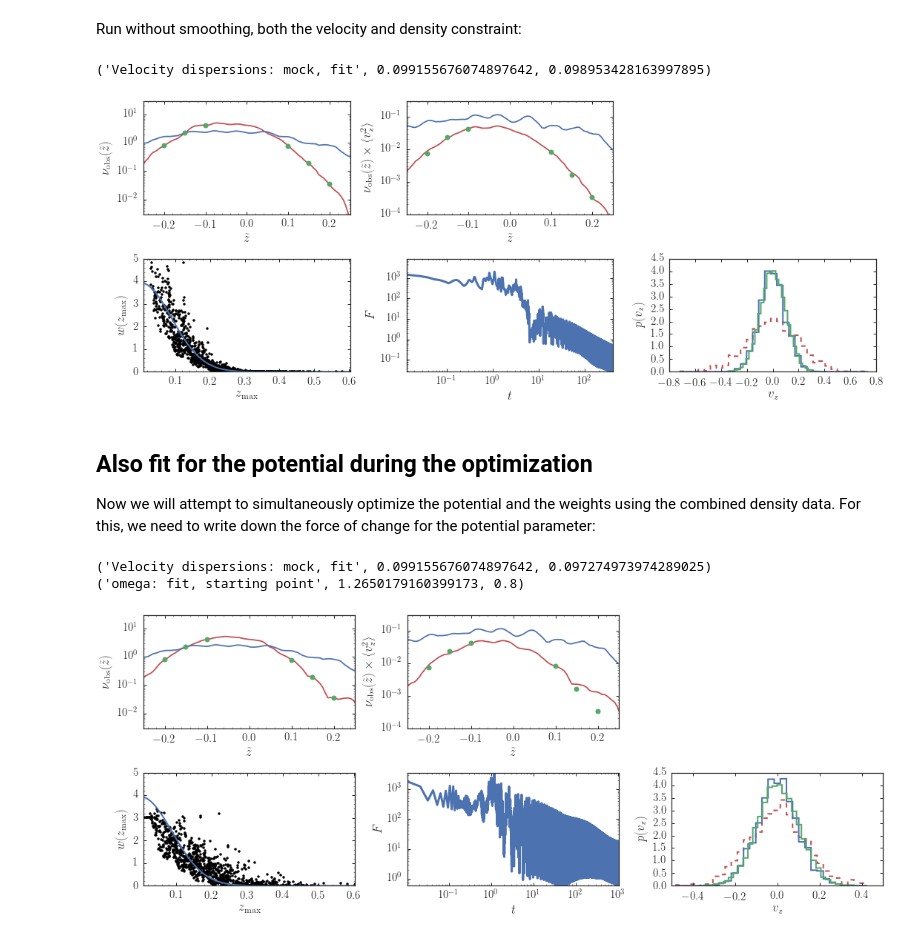
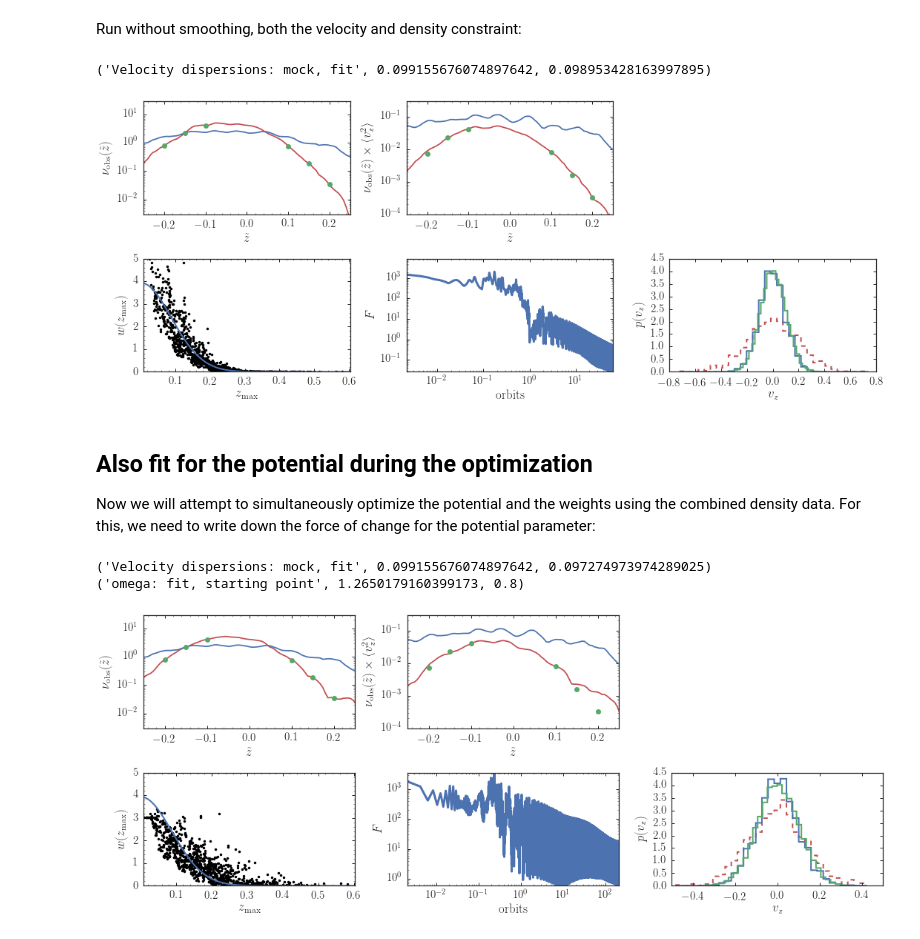
Before and after one commit to jobovy/simple-m2m, a Jupyter notebook: py/HOM2M.ipynb, the cells around one changed output. Drawn from its saved outputs; the diff is of its cells as text; code cells hidden in the pictures.

```diff
--- a/py/HOM2M.ipynb
+++ b/py/HOM2M.ipynb
@@ -205,0 +251,39 @@ tight_layout()
+# %%
+step= numpy.pi/3.*10.**-2.
+nstep= 10000
+eps= 10.**-1.
+mu= 0.
+h_m2m= 0.025
+omega_m2m= omega_true
+zsun_m2m= zsun_true
+w_out,Q,wevol,windx= run_m2m_weights(w_init,A_m2m,phi_m2m,omega_m2m,zsun_m2m,
+                                     z_obs,dens_obs,nstep=nstep,step=step,mu=mu,eps=eps,h_m2m=h_m2m,
+                                     output_wevolution=len(w_init))
+# %%
+import matplotlib.animation as animation
+from IPython.display import HTML
+import seaborn as sns
+def init_anim_frame():
+    line1= bovy_plot.bovy_plot(z_out,dens_init,'-',semilogy=True,color=sns.color_palette()[0],
+                       xlabel=r'$\tilde{z}$',ylabel=r'$\nu_{\mathrm{obs}}(\tilde{z})$',
+                       xrange=[-.25,0.25],yrange=[0.003,30.],gcf=True)
+    line2= bovy_plot.bovy_plot(z_obs,dens_obs,'o',semilogy=True,overplot=True,color=sns.color_palette()[1])
+    return (line1[0],line2[0])
+figsize(6,4)
+fig, ax = subplots()
+line, = ax.plot([],[],lw=2)
+subsamp= 10
+def animate(ii):
+    z_m2m= A_m2m*numpy.cos(phi_m2m+ii*subsamp*step*omega_m2m)
+    vz_m2m= -A_m2m*omega_m2m*numpy.sin(phi_m2m+ii*subsamp*step*omega_m2m)
+    dens_final= compute_dens(z_m2m[windx],zsun_true,z_out,wevol[:,ii*subsamp])
+    line.set_data(z_out,dens_final)
+    line.set_color(color=sns.color_palette()[2])
+    return (line,)
+anim = animation.FuncAnimation(fig,animate,init_func=init_anim_frame,
+                               frames=nstep/subsamp,interval=40,blit=True,repeat=False)
+# The following is necessary to just get the movie, and not an additional initial frame
+plt.close()
+out= HTML(anim.to_html5_video())
+plt.close()
+out
@@ -554,8 +640,8 @@ w_expect= numpy.exp((A_m2m[sindx]*omega_m2m)**2./2.*(1./sigma_init**2.-1./sigma_
 w_expect/= numpy.sum(w_expect)/len(w_expect)
 plot(A_m2m[sindx],w_expect,lw=2.)
 subplot(2,3,5)
-bovy_plot.bovy_plot(numpy.linspace(0.,1.,nstep)*nstep*step*omega_m2m,numpy.sum(Q,axis=1),lw=3.,
-                   loglog=True,xlabel=r'$t$',ylabel=r'$F$',gcf=True)
+bovy_plot.bovy_plot(numpy.linspace(0.,1.,nstep)*nstep*step*omega_m2m/2./numpy.pi,numpy.sum(Q,axis=1),lw=3.,
+                   loglog=True,xlabel=r'$\mathrm{orbits}$',ylabel=r'$F$',gcf=True)
 subplot(2,3,6)
 _= hist(vz_m2m,weights=w_out,histtype='step',lw=2.,normed=True,bins=31,zorder=1)
 _= hist(vz_mock,histtype='step',lw=2.,normed=True,bins=31,zorder=2)
@@ -567,7 +653,7 @@ print("Velocity dispersions: mock, fit",numpy.std(vz_mock),\
 tight_layout()
 # %% [output]
 ('Velocity dispersions: mock, fit', 0.099155676074897642, 0.098953428163997895)
-[figure, old version]
+[figure, new version]
 # %% [markdown]
 ## Also fit for the potential during the optimization
 
@@ -678,33 +764,33 @@ bovy_plot.bovy_plot(z_out,dens_init,'-',semilogy=True,
 bovy_plot.bovy_plot(z_obs,dens_obs,'o',semilogy=True,overplot=True)
 bovy_plot.bovy_plot(z_out,dens_final,'-',semilogy=True,overplot=True,zorder=0)
 subplot(2,3,2)
 densv2_final= compute_densv2(z_m2m,vz_m2m,zsun_true,z_out,w_out)
 bovy_plot.bovy_plot(z_out,densv2_init,'-',semilogy=True,
                    xlabel=r'$\tilde{z}$',ylabel=r'$\nu_{\mathrm{obs}}(\tilde{z})\times\langle v_z^2\rangle$',
                    xrange=[-.25,0.25],yrange=[0.0001,.3],gcf=True)
 bovy_plot.bovy_plot(z_obs,densv2_obs,'o',semilogy=True,overplot=True)
 bovy_plot.bovy_plot(z_out,densv2_final,'-',semilogy=True,overplot=True,zorder=0)
 subplot(2,3,4)
 bovy_plot.bovy_plot(A_m2m,w_out,'k.',xlabel=r'$z_{\mathrm{max}}$',ylabel=r'$w(z_{\mathrm{max}})$',
                    yrange=[0.,5.],gcf=True)
 sindx= numpy.argsort(A_m2m)
 w_expect= numpy.exp((A_m2m[sindx]*omega_true)**2./2.*(1./sigma_init**2.-1./sigma_true**2.))
 w_expect/= numpy.sum(w_expect)/len(w_expect)
 plot(A_m2m[sindx],w_expect,lw=2.)
 subplot(2,3,5)
-bovy_plot.bovy_plot(numpy.linspace(0.,1.,nstep)*nstep*step,numpy.sum(Q,axis=1),lw=3.,
-                   loglog=True,xlabel=r'$t$',ylabel=r'$F$',gcf=True)
+bovy_plot.bovy_plot(numpy.linspace(0.,1.,nstep)*nstep*step*omega_out/2./numpy.pi,numpy.sum(Q,axis=1),lw=3.,
+                   loglog=True,xlabel=r'$\mathrm{orbits}$',ylabel=r'$F$',gcf=True)
 subplot(2,3,6)
 _= hist(vz_m2m,weights=w_out,histtype='step',lw=2.,normed=True,bins=31,zorder=1)
 _= hist(vz_mock,histtype='step',lw=2.,normed=True,bins=31,zorder=2)
 _= hist(vz_m2m,histtype='step',lw=2.,normed=True,bins=31,ls='--',zorder=0)
 xlabel(r'$v_z$')
 ylabel(r'$p(v_z)$')
 print("Velocity dispersions: mock, fit",numpy.std(vz_mock),\
       numpy.sqrt(numpy.sum(w_out*(vz_m2m-numpy.sum(w_out*vz_m2m)/numpy.sum(w_out))**2.)/numpy.sum(w_out)))
 tight_layout()
 print("omega: fit, starting point",omega_out, omega_m2m)
 # %% [output]
 ('Velocity dispersions: mock, fit', 0.099155676074897642, 0.097274973974289025)
 ('omega: fit, starting point', 1.2650179160399173, 0.8)
-[figure, old version]
+[figure, new version]
```
Also changed, not shown: parts of 10 cells of this notebook.
